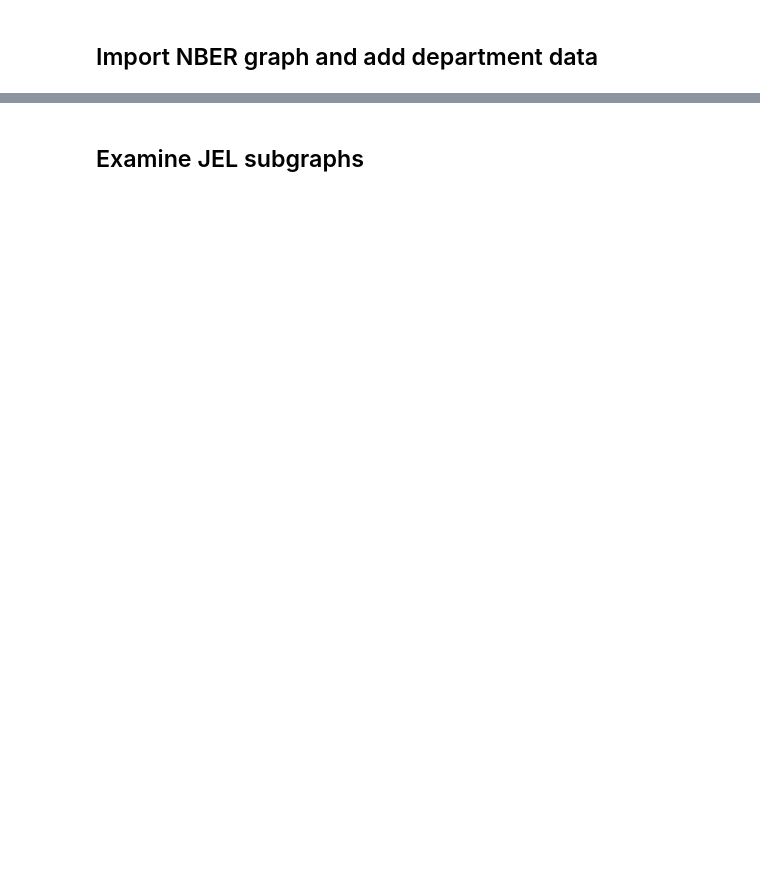
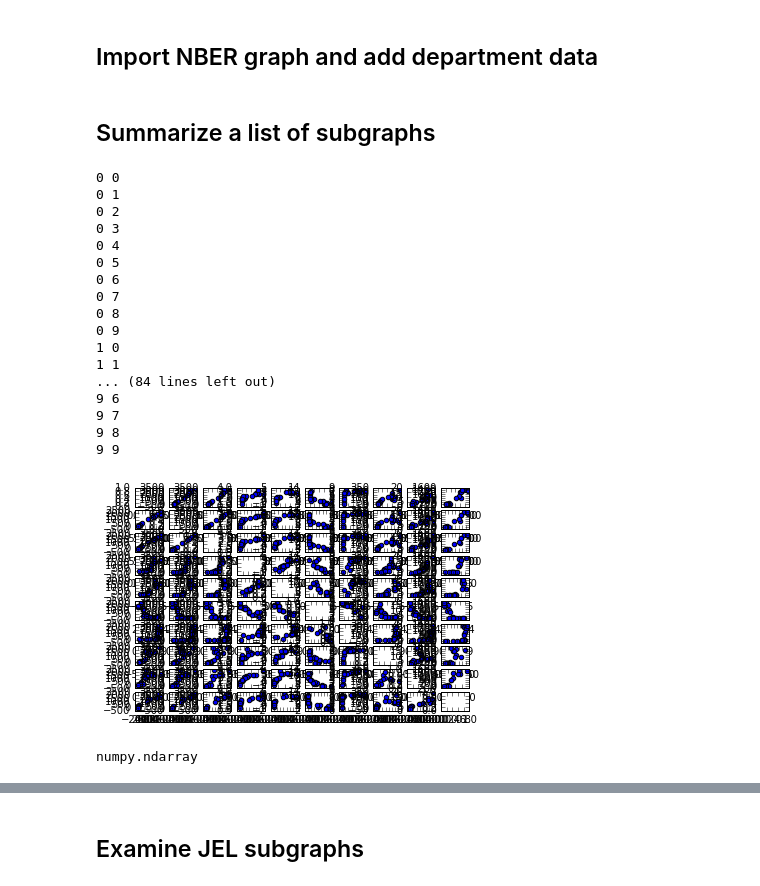
Before and after one commit to emoszkowski/EconIdeaNetwork, a Jupyter notebook: src/NBER_graph_analysis.ipynb, the cells around one changed output, grey strips where cells are left out. Cells and saved outputs as stored; diff of their text form; code cells hidden in the pictures; blank space fills up the shorter version.

Commit message:
abstract subgraph analysis into function

```diff
--- a/src/NBER_graph_analysis.ipynb
+++ b/src/NBER_graph_analysis.ipynb
@@ -92,3 +84,18 @@ end
 # %%
 # Basic full-graph summary stats
 degree_dist = nx.degree_histogram(G)
+# %% [markdown]
+## Summarize a list of subgraphs
+# %%
+# utility functions
+
+def getExternalDegreeDist(subgraph, graph):
+    degs = np.array(nx.degree(graph, subgraph.nodes()).values()) - \
+    np.array(nx.degree(subgraph, subgraph.nodes()).values())
+
+    return np.histogram(degs, bins=max(degs))[0]
+# %%
+def getAvgExternalDegree(subgraph, graph):
+    gdegree = np.array(nx.degree(graph, subgraph.nodes()).values())
+    sgdegree = np.array(nx.degree(subgraph, subgraph.nodes()).values())
+    return np.mean(gdegree - sgdegree)
@@ -94,0 +151,40 @@ degree_dist = nx.degree_histogram(G)
+# %%
+sgl = summGraphList('bigJel', list(bigJels), jelGraphs, G)
+#stats.skew?
+# %%
+cols = [c for c in sgl.columns if 'id' not in c and 'Subgraph' not in c and 'Dist' not in c]
+nCols = len(cols)
+
+fig,ax = plt.subplots(nrows=nCols,ncols=nCols)
+
+for i in range(nCols):
+    for j in range(nCols):
+        print i,j
+        if i == j:
+            continue
+        else:
+            ax[i,j].scatter(sgl[cols[i]], sgl[cols[j]])
+# %% [output]
+0 0
+0 1
+0 2
+0 3
+0 4
+0 5
+0 6
+0 7
+0 8
+0 9
+1 0
+1 1
+... (84 lines left out)
+9 6
+9 7
+9 8
+9 9
+[figure, added]
+# %%
+edd = getExternalDegreeDist(jelGraphs['A'], G)
+type(edd[0])
+# %% [output]
+numpy.ndarray
```
Also changed, not shown: parts of 10 cells of this notebook.
